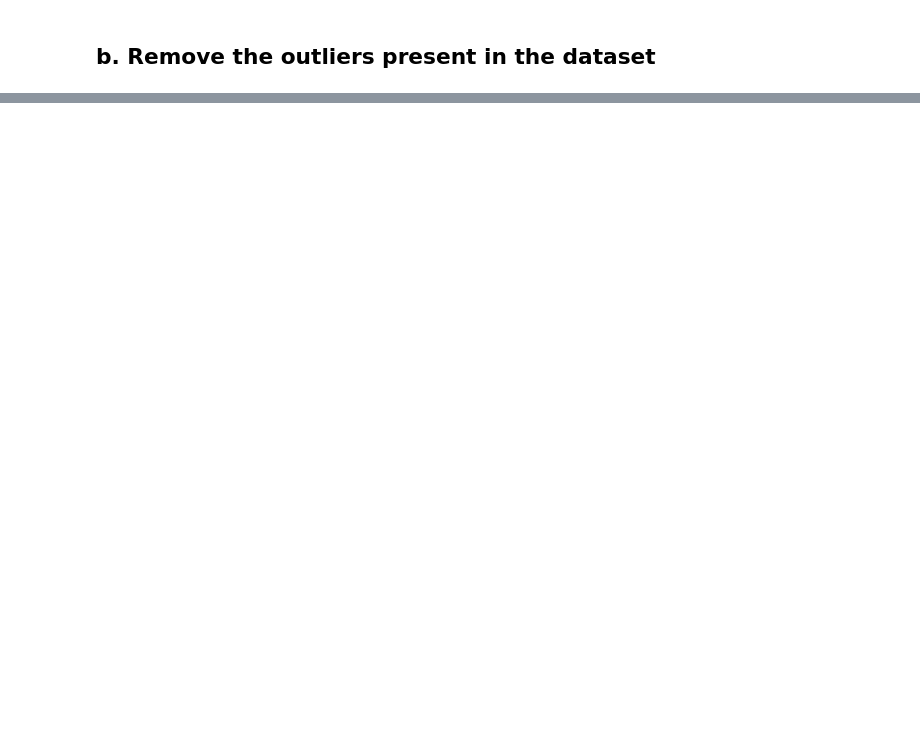
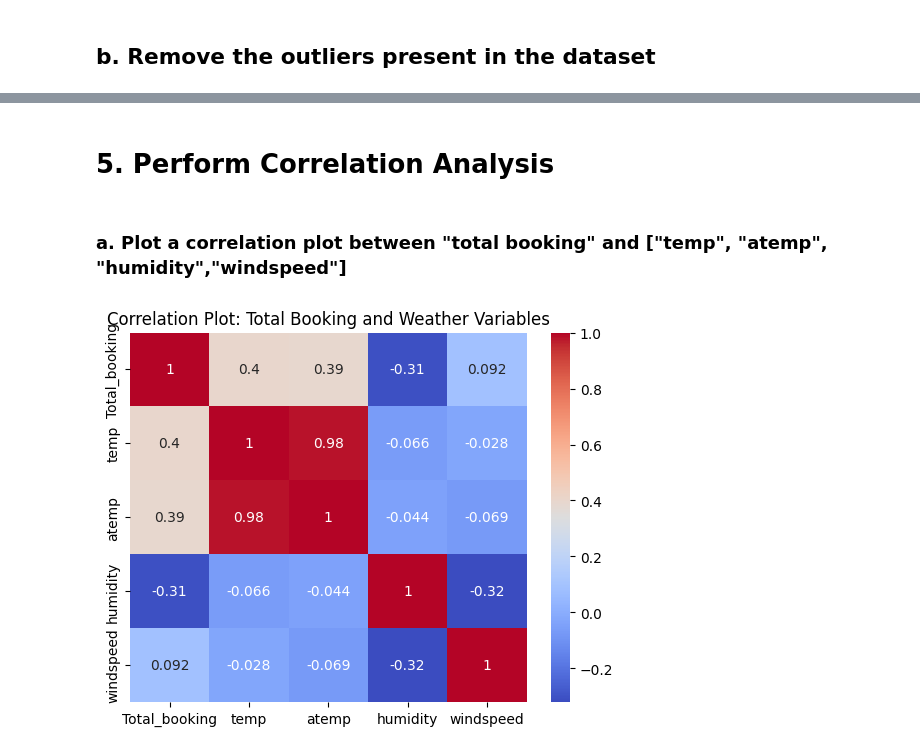
Before and after one commit to ypslearnings/CabBookingSystem, a Jupyter notebook: CabBookingSystem.ipynb, the cells around one changed output, grey strips where cells are left out. Cells and saved outputs as stored; diff of their text form; code cells hidden in the pictures; blank space fills up the shorter version.

```diff
--- a/CabBookingSystem.ipynb
+++ b/CabBookingSystem.ipynb
@@ -424,0 +334,15 @@ The maximum limit is : 36.0
+# %% [markdown]
+# 5. Perform Correlation Analysis
+# %% [markdown]
+### a. Plot a correlation plot between "total booking" and ["temp", "atemp", "humidity","windspeed"]
+# %%
+# take all columns of interest to calculate the correlation
+cols_for_corr = ['Total_booking', 'temp', 'atemp', 'humidity', 'windspeed']
+# calculate the correlation
+correlation_matrix = train_df[cols_for_corr].corr()
+# plot heat map
+sns.heatmap(correlation_matrix, annot=True, cmap='coolwarm')
+plt.title('Correlation Plot: Total Booking and Weather Variables')
+plt.show()
+# %% [output]
+[figure, added]
```
Also changed, not shown: parts of 48 cells of this notebook.
